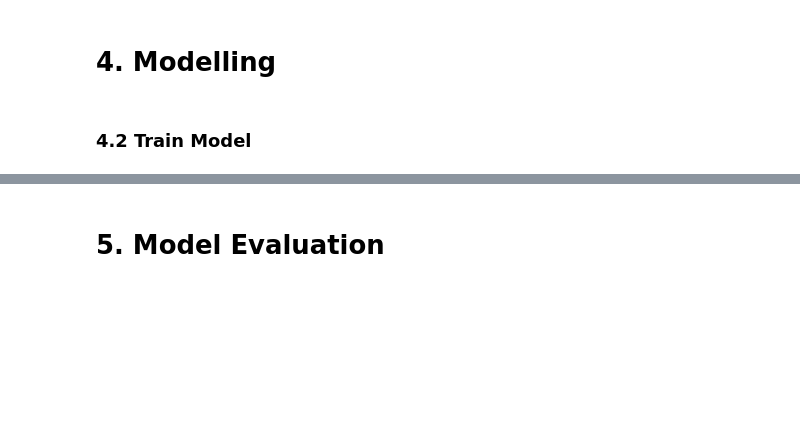
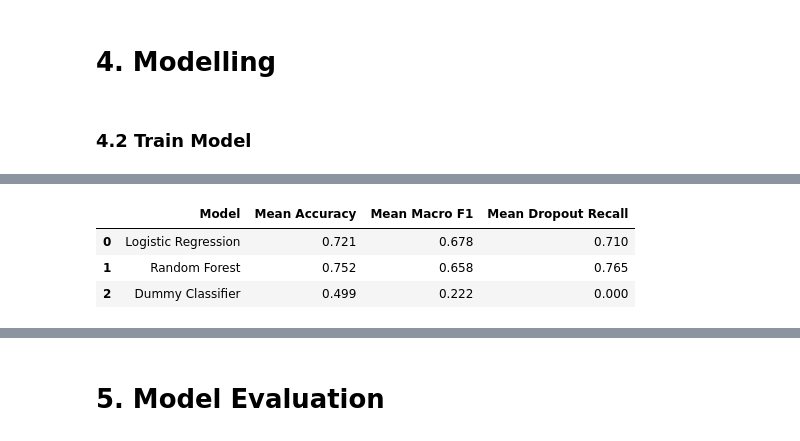
Before and after one commit to andre-rafraf/mldp-student-outcome-prediction, a Jupyter notebook: Student Outcome.ipynb, the cells around one changed output, grey strips where cells are left out. Saved outputs shown, nothing was run; the diff lists cells and outputs as text; code cells hidden in the pictures; blank space fills up the shorter version.

Commit message:
Train and compare baseline classification models

```diff
--- a/Student Outcome.ipynb
+++ b/Student Outcome.ipynb
@@ -485,0 +579,35 @@ Preprocessing pipeline created successfully.
+# %%
+# Initialise and train model
+model_results = []
+
+for model_name, model_pipeline in models.items():
+
+    scores = cross_validate(
+        model_pipeline,
+        X_train,
+        y_train,
+        cv=cv,
+        scoring=scoring,
+        n_jobs=-1
+    )
+
+    model_results.append({
+        "Model": model_name,
+        "Mean Accuracy": scores["test_accuracy"].mean(),
+        "Mean Macro F1": scores["test_macro_f1"].mean(),
+        "Mean Dropout Recall": scores["test_dropout_recall"].mean()
+    })
+
+results_df = pd.DataFrame(model_results)
+
+results_df = results_df.sort_values(
+    by="Mean Macro F1",
+    ascending=False
+).reset_index(drop=True)
+
+display(results_df.round(3))
+# %% [output]
+|  | Model | Mean Accuracy | Mean Macro F1 | Mean Dropout Recall |
+| 0 | Logistic Regression | 0.721 | 0.678 | 0.710 |
+| 1 | Random Forest | 0.752 | 0.658 | 0.765 |
+| 2 | Dummy Classifier | 0.499 | 0.222 | 0.000 |
```
Also changed, not shown: parts of 5 cells of this notebook.
